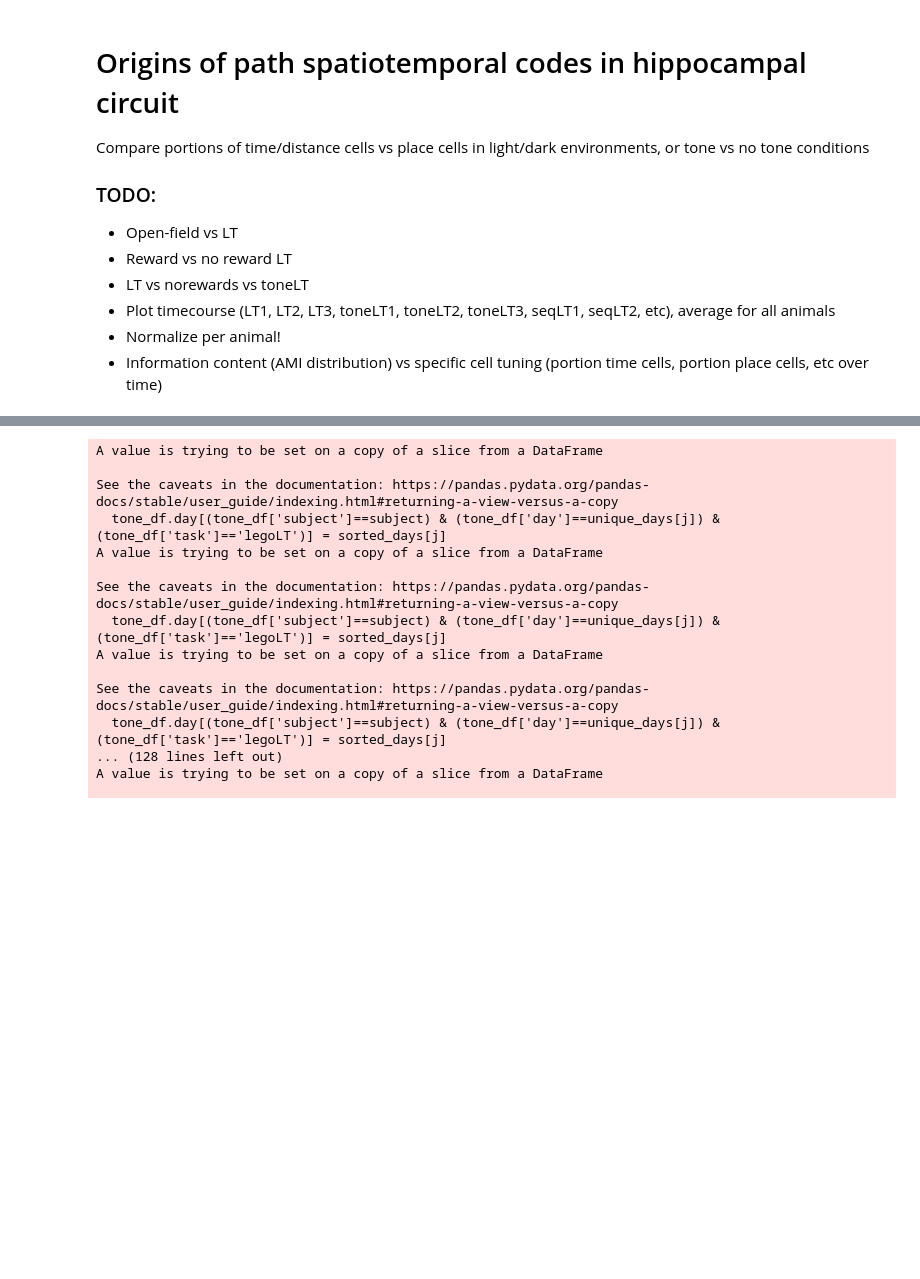
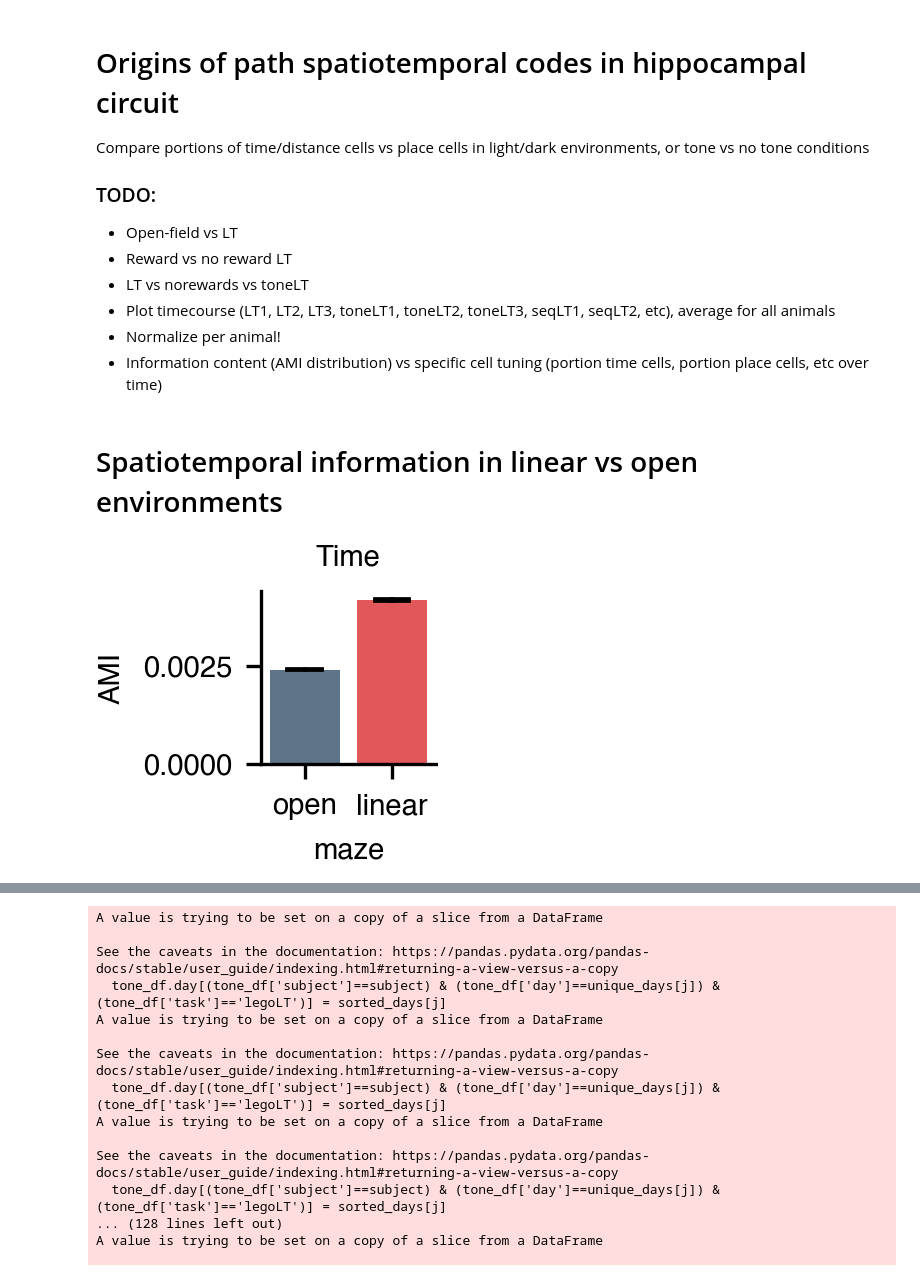
Before and after one commit to etterguillaume/PyCaAn, a Jupyter notebook: plot_emergence_spatiotemporal_codes.ipynb, the cells around one changed output, grey strips where cells are left out. Drawn from its saved outputs; the diff is of its cells as text; code cells hidden in the pictures; blank space fills up the shorter version.

```diff
--- a/plot_emergence_spatiotemporal_codes.ipynb
+++ b/plot_emergence_spatiotemporal_codes.ipynb
@@ -77,3 +77,33 @@ for session in tqdm(sessionList):
         velocity_file.close()
 
 df = pd.DataFrame(data_list)
+# %%
+# Specify the type of maze: linear or open
+df['maze']=''
+df.loc[df['task']=='LT','maze']='linear'
+df.loc[df['task']=='legoLT','maze']='linear'
+df.loc[df['task']=='legoToneLT','maze']='linear'
+df.loc[df['task']=='legoSeqLT','maze']='linear'
+df.loc[df['task']=='OF','maze']='open'
+df.loc[df['task']=='legoOF','maze']='open'
+df.loc[df['task']=='plexiOF','maze']='open'
+# %% [markdown]
+# Spatiotemporal information in linear vs open environments
+# %%
+plt.figure(figsize=(.75,.75))
+sns.barplot(
+    data=df.query("region=='CA1' and rewards==True and temporal_pvalue<.05"),
+    #x='region',
+    x='maze',
+    y='temporal_info',
+    errorbar='se',
+    palette=['C0','C6'],
+    errcolor='k',
+    capsize=.4
+)
+plt.title('Time')
+plt.ylabel('AMI')
+#plt.legend(bbox_to_anchor=(1.1, 1), loc='upper left', borderaxespad=0)
+plt.savefig(os.path.join(params['path_to_results'],'figures', 'bar_temporal_open_vs_linear.pdf'))
+# %% [output]
+[figure, added]
```
Also changed, not shown: parts of 4 cells of this notebook.
